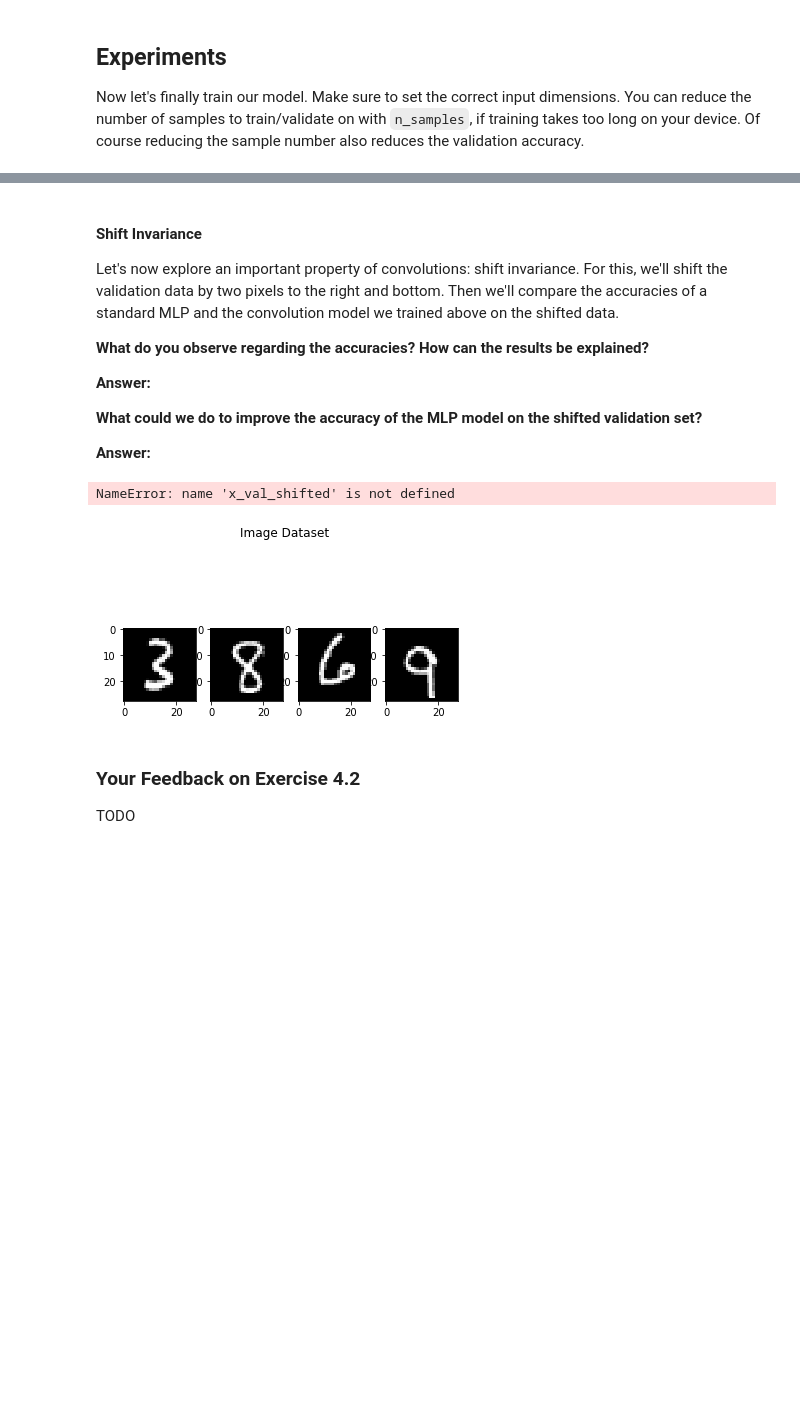
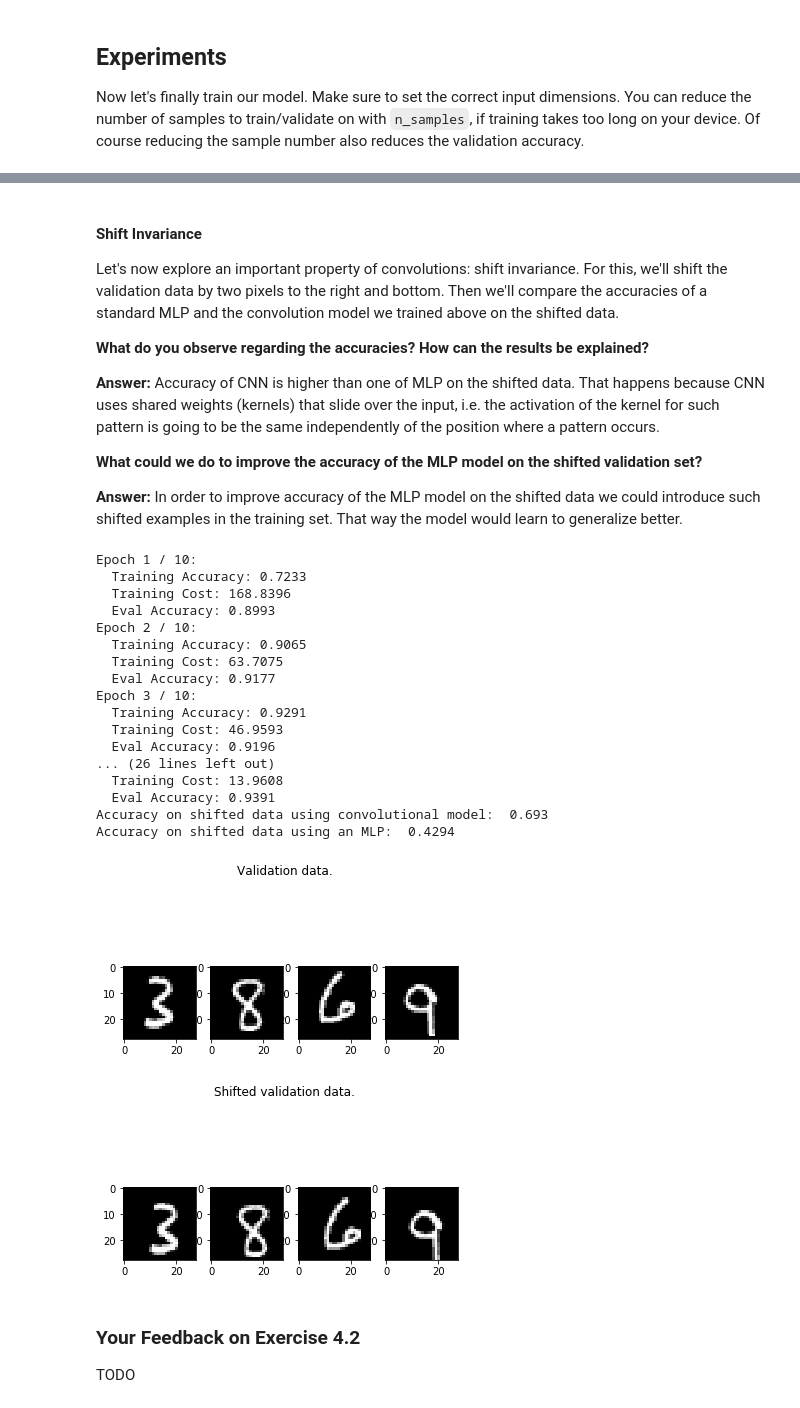
Before and after one commit to bornabesic/deep-learning-exercises, a Jupyter notebook: Exercise 4/exercise04_cnn.ipynb, the cells around one changed output, grey strips where cells are left out. Saved outputs shown, nothing was run; the diff lists cells and outputs as text; code cells hidden in the pictures; blank space fills up the shorter version.

```diff
--- a/Exercise 4/exercise04_cnn.ipynb
+++ b/Exercise 4/exercise04_cnn.ipynb
@@ -521,12 +521,13 @@ def plot_data(data, h=5, w=4, plot_border=True, title=""):
     # useful functions: plt.subplot, plt.suptitle
     # START TODO ################
     samples = data[:20, 0, :, :]
+    plt.figure()
     for current_image_idx in range(h * w):
         plt.subplot(h, w, current_image_idx + 1)
         plt.imshow(samples[current_image_idx], cmap="gray")
         if not plot_border:
             plt.axis("off")
-    plt.suptitle("Image Dataset")
+    plt.suptitle(title)
 
     # End TODO ################
 plot_data(x_train, h=5, w=4, plot_border=False, title="Traning data")
@@ -677,9 +678,6 @@ class Conv2d(Module):
         stride_i, stride_j = self.stride
         padding_h, padding_w = self.pad
 
-        ### Gradient of output (feature map) w.r.t input (x; image)
-        grad_wrt_input = np.zeros_like(x_padded)
-
         ### Total gradient (grad & grad_wrt_input)
         total_grad = np.zeros_like(x_padded)
 
@@ -689,16 +687,14 @@ class Conv2d(Module):
                 i_in = i_out * stride_i
                 j_in = j_out * stride_j
 
-                # Gradient of output w.r.t. the input
-                # Sum over the output channels
-                grad_wrt_input[:, :, i_in : i_in + height_kernel, j_in : j_in + width_kernel] += np.sum(self.W.data, axis=0)
+                # Grad of one element in resulting feature map
+                grad_element = grad[:, :, i_out, j_out, np.newaxis, np.newaxis, np.newaxis]
 
                 # Kernels gradient
-                self.W.grad += np.sum(x_padded[:, :, i_in : i_in + height_kernel, j_in : j_in + width_kernel], axis=0)
+                x_patch = x_padded[:, np.newaxis, :, i_in : i_in + height_kernel, j_in : j_in + width_kernel]
+                self.W.grad += np.sum(grad_element * x_patch, axis=0)
 
                 # Total grad (loss w.r.t input)
-                # Grad of one element in resulting feature map
-                grad_element = grad[:, :, i_out, j_out, np.newaxis, np.newaxis, np.newaxis]
 
                 # Gradient of the patch
                 grad_patch = self.W.data * grad_element
@@ -707,7 +703,7 @@ class Conv2d(Module):
                 total_grad[:, :, i_in : i_in + height_kernel, j_in : j_in + width_kernel] += grad_patch
 
         # Bias gradient
-        self.b.grad = batches * height_out * width_out * np.ones_like(self.b.data)
+        self.b.grad += np.sum(grad, axis=(0, 2, 3))[:, np.newaxis, np.newaxis]
 
         # Crop the gradient to the size of the image without padding
         return total_grad[:, :, padding_h : padding_h + height_in_np, padding_w : padding_w + width_in_np]
@@ -797,7 +793,7 @@ channels_two = 10
 
 loss_fn = CrossEntropyLoss()
 
-n_samples = 10000  # set up to 50000
+n_samples = 50000  # set up to 50000
 
 # START TODO ################
 conv_model = Sequential(
@@ -842,48 +838,89 @@ trained above on the shifted data.
 
 **What do you observe regarding the accuracies? How can the results be explained?**
 
-**Answer:**
+**Answer:** Accuracy of CNN is higher than one of MLP on the shifted data. That happens
+because CNN uses shared weights (kernels) that slide over the input, i.e. the activation
+of the kernel for such pattern is going to be the same independently of the position where
+a pattern occurs.
 
 **What could we do to improve the accuracy of the MLP model on the shifted validation set?**
 
-**Answer:**
+**Answer:** In order to improve accuracy of the MLP model on the shifted data we could
+introduce such shifted examples in the training set. That way the model would learn to
+generalize better.
 # %%
 loss_fn = CrossEntropyLoss()
 
 n_samples = 10000  # set up to 50000
 
 # START TODO ################
 # shift the training data by 'shift' pixels to the right and to the bottom
 # hint: you can use np.pad and slicing
 
-# x_val_shifted = ...
+shift = 2
+_, _, img_height, img_width = x_val.shape
+x_val_shifted = np.pad(
+    x_val,
+    mode="edge",
+    pad_width=((0, 0), (0, 0), (shift, 0), (shift, 0))
+)[:, :, : img_height, : img_width]
 # END TODO ################
 
 # As always, visualizing your data is important
 # plot the shifted and non shifted data using the function you defined above
 plot_data(x_val, h=1, w=4, plot_border=True, title="Validation data.")
 plot_data(x_val_shifted, h=1, w=4, plot_border=True, title="Shifted validation data.")
 
 
 learning_rate = 0.05
 momentum = 0.9
 linear_units = 30
 # START TODO ################
 # Train an mlp with the given hyper parameters
 # Use the non-shifted validation data for evaluation during training,
 # to verify that the model trains well.
 # Note that you need to reshape the training and validation data to train an MLP.
 
-# x_val_shifted_mlp = ...
+x_train_mlp = x_train.reshape((-1, x_train.shape[2] * x_train.shape[3], 1))
+x_val_mlp = x_val.reshape((-1, x_train.shape[2] * x_train.shape[3], 1))
+x_val_shifted_mlp = x_val_shifted.reshape((-1, x_train.shape[2] * x_train.shape[3], 1))
+
+mlp_model = Sequential(
+    Linear(x_train_mlp.shape[1], linear_units),
+    Relu(),
+    Linear(linear_units, y_train.shape[1])
+)
+
+optimizer = SGD(mlp_model.parameters(), lr=learning_rate, momentum=momentum)
+
+train(mlp_model, loss_fn, optimizer, x_train_mlp[:n_samples], y_train[:n_samples],
+      x_val_mlp[:n_samples], y_val[:n_samples], num_epochs=num_epochs, batch_size=batch_size)
 # End TODO ################
 
 print("Accuracy on shifted data using convolutional model: ",
       evaluate(x_val_shifted, y_val, conv_model, loss_fn, batch_size)[0])
 print("Accuracy on shifted data using an MLP: ",
       evaluate(x_val_shifted_mlp, y_val, mlp_model, loss_fn, batch_size)[0])
 # %% [output]
-NameError: name 'x_val_shifted' is not defined
+Epoch 1 / 10:
+  Training Accuracy: 0.7233
+  Training Cost: 168.8396
+  Eval Accuracy: 0.8993
+Epoch 2 / 10:
+  Training Accuracy: 0.9065
+  Training Cost: 63.7075
+  Eval Accuracy: 0.9177
+Epoch 3 / 10:
+  Training Accuracy: 0.9291
+  Training Cost: 46.9593
+  Eval Accuracy: 0.9196
+... (26 lines left out)
+  Training Cost: 13.9608
+  Eval Accuracy: 0.9391
+Accuracy on shifted data using convolutional model:  0.693
+Accuracy on shifted data using an MLP:  0.4294
-[figure, old version]
+[figure, new version]
+[figure, added]
 # %% [markdown]
 ### Your Feedback on Exercise 4.2
 
```
Also changed, not shown: parts of 2 cells of this notebook.
